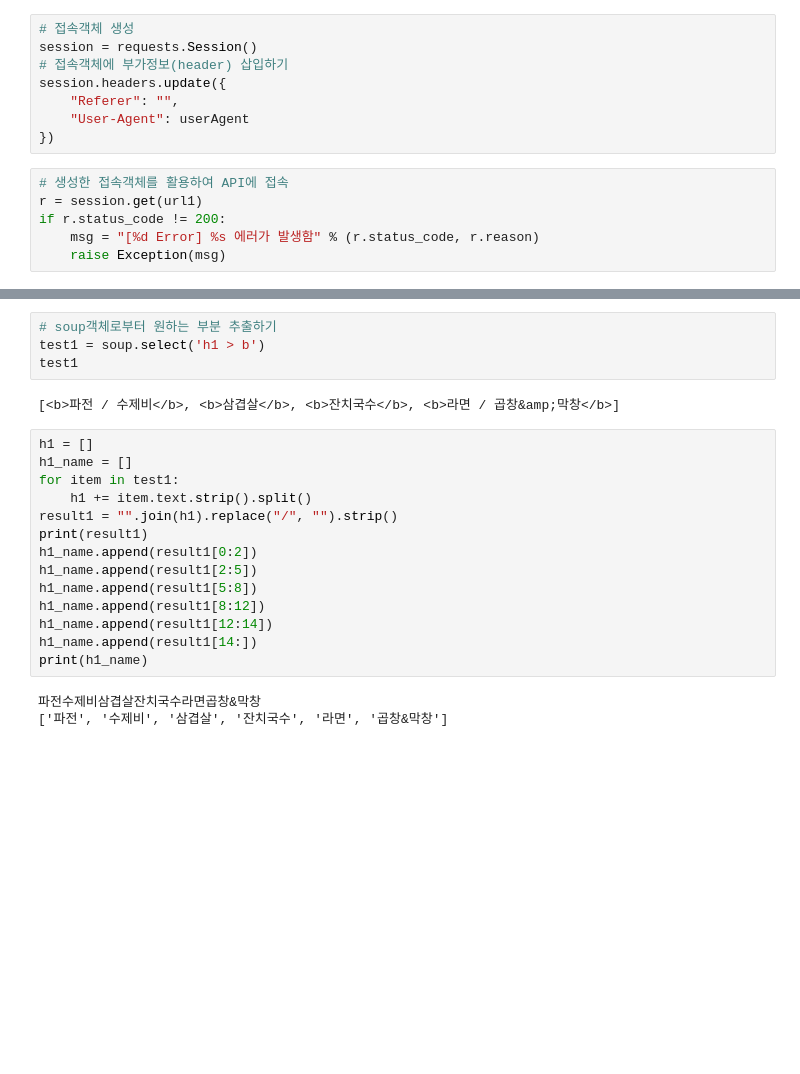
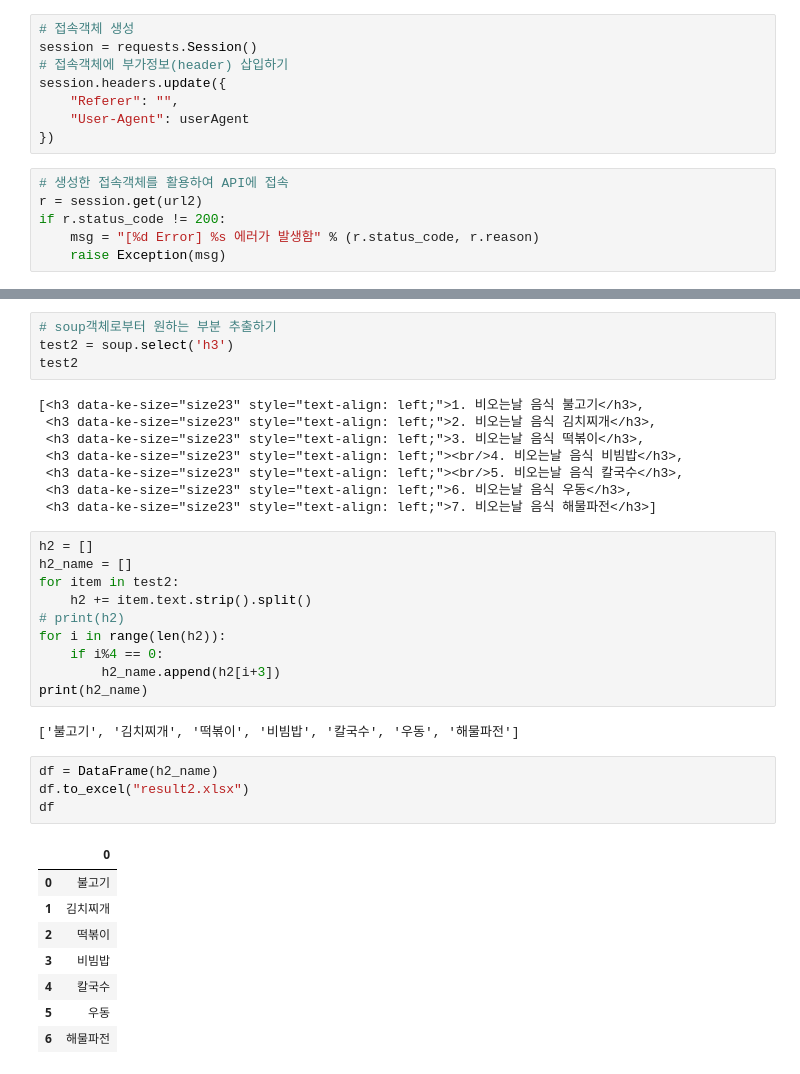
Before and after one commit to jihun5/it_jupyter, a Jupyter notebook: 세미프로젝트/세미프로젝트2.ipynb, the cells around one changed output, grey strips where cells are left out. Saved outputs shown, nothing was run; the diff lists cells and outputs as text; blank space fills up the shorter version.

```diff
--- a/세미프로젝트/세미프로젝트2.ipynb
+++ b/세미프로젝트/세미프로젝트2.ipynb
@@ -26,7 +27,7 @@ session.headers.update({
 })
 # %%
 # 생성한 접속객체를 활용하여 API에 접속
-r = session.get(url1)
+r = session.get(url2)
 if r.status_code != 200:
     msg = "[%d Error] %s 에러가 발생함" % (r.status_code, r.reason)
     raise Exception(msg)
@@ -55,24 +56,38 @@ soup
 </html>
 # %%
 # soup객체로부터 원하는 부분 추출하기
-test1 = soup.select('h1 > b')
-test1
+test2 = soup.select('h3')
+test2
 # %% [output]
-[<b>파전 / 수제비</b>, <b>삼겹살</b>, <b>잔치국수</b>, <b>라면 / 곱창&amp;막창</b>]
+[<h3 data-ke-size="size23" style="text-align: left;">1. 비오는날 음식 불고기</h3>,
+ <h3 data-ke-size="size23" style="text-align: left;">2. 비오는날 음식 김치찌개</h3>,
+ <h3 data-ke-size="size23" style="text-align: left;">3. 비오는날 음식 떡볶이</h3>,
+ <h3 data-ke-size="size23" style="text-align: left;"><br/>4. 비오는날 음식 비빔밥</h3>,
+ <h3 data-ke-size="size23" style="text-align: left;"><br/>5. 비오는날 음식 칼국수</h3>,
+ <h3 data-ke-size="size23" style="text-align: left;">6. 비오는날 음식 우동</h3>,
+ <h3 data-ke-size="size23" style="text-align: left;">7. 비오는날 음식 해물파전</h3>]
-# %%
-h1 = []
-h1_name = []
-for item in test1:
-    h1 += item.text.strip().split()
-result1 = "".join(h1).replace("/", "").strip()
-print(result1)
-h1_name.append(result1[0:2])
-h1_name.append(result1[2:5])
-h1_name.append(result1[5:8])
-h1_name.append(result1[8:12])
-h1_name.append(result1[12:14])
-h1_name.append(result1[14:])
-print(h1_name)
-# %% [output]
-파전수제비삼겹살잔치국수라면곱창&막창
-['파전', '수제비', '삼겹살', '잔치국수', '라면', '곱창&막창']
+# %%
+h2 = []
+h2_name = []
+for item in test2:
+    h2 += item.text.strip().split()
+# print(h2)
+for i in range(len(h2)):
+    if i%4 == 0:
+        h2_name.append(h2[i+3])
+print(h2_name)
+# %% [output]
+['불고기', '김치찌개', '떡볶이', '비빔밥', '칼국수', '우동', '해물파전']
+# %%
+df = DataFrame(h2_name)
+df.to_excel("result2.xlsx")
+df
+# %% [output]
+|  | 0 |
+| 0 | 불고기 |
+| 1 | 김치찌개 |
+| 2 | 떡볶이 |
+| 3 | 비빔밥 |
+| 4 | 칼국수 |
+| 5 | 우동 |
+| 6 | 해물파전 |
```
Also changed, not shown: parts of 2 cells of this notebook, 5 other files.
